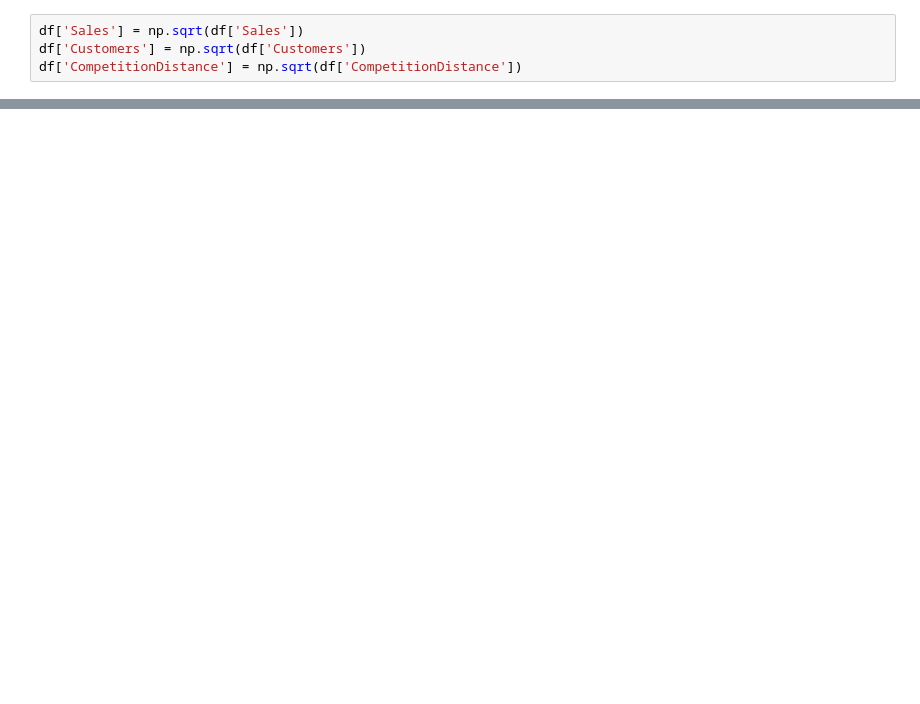
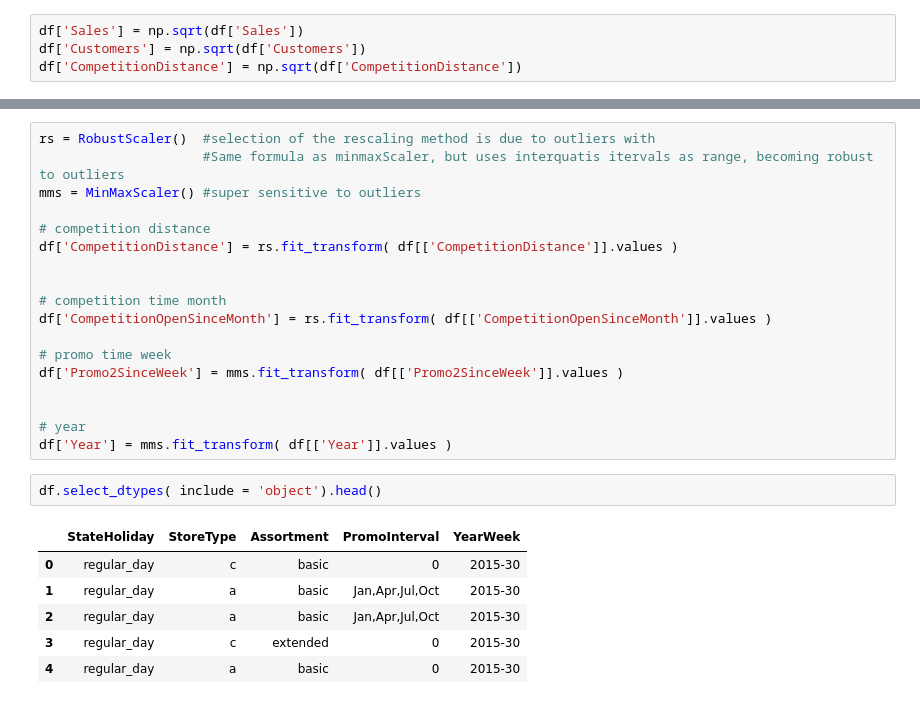
Before and after one commit to AnkitPatel745/Retail-Sales-Prediction-Capstone_Project, a Jupyter notebook: Rossmann_Sales_Prediction_Capstone_Project(ML_Regression).ipynb, the cells around one changed output, grey strips where cells are left out. Drawn from its saved outputs; the diff is of its cells as text; blank space fills up the shorter version.

```diff
--- a/Rossmann_Sales_Prediction_Capstone_Project(ML_Regression).ipynb
+++ b/Rossmann_Sales_Prediction_Capstone_Project(ML_Regression).ipynb
@@ -1011,0 +1017,27 @@ df['CompetitionDistance'] = np.sqrt(df['CompetitionDistance'])
+# %%
+rs = RobustScaler()  #selection of the rescaling method is due to outliers with
+                     #Same formula as minmaxScaler, but uses interquatis itervals as range, becoming robust to outliers
+mms = MinMaxScaler() #super sensitive to outliers
+
+# competition distance
+df['CompetitionDistance'] = rs.fit_transform( df[['CompetitionDistance']].values )
+
+
+# competition time month
+df['CompetitionOpenSinceMonth'] = rs.fit_transform( df[['CompetitionOpenSinceMonth']].values )
+
+# promo time week
+df['Promo2SinceWeek'] = mms.fit_transform( df[['Promo2SinceWeek']].values )
+
+
+# year
+df['Year'] = mms.fit_transform( df[['Year']].values )
+# %%
+df.select_dtypes( include = 'object').head()
+# %% [output]
+|  | StateHoliday | StoreType | Assortment | PromoInterval | YearWeek |
+| 0 | regular_day | c | basic | 0 | 2015-30 |
+| 1 | regular_day | a | basic | Jan,Apr,Jul,Oct | 2015-30 |
+| 2 | regular_day | a | basic | Jan,Apr,Jul,Oct | 2015-30 |
+| 3 | regular_day | c | extended | 0 | 2015-30 |
+| 4 | regular_day | a | basic | 0 | 2015-30 |
```
Also changed, not shown: parts of 32 cells of this notebook.
